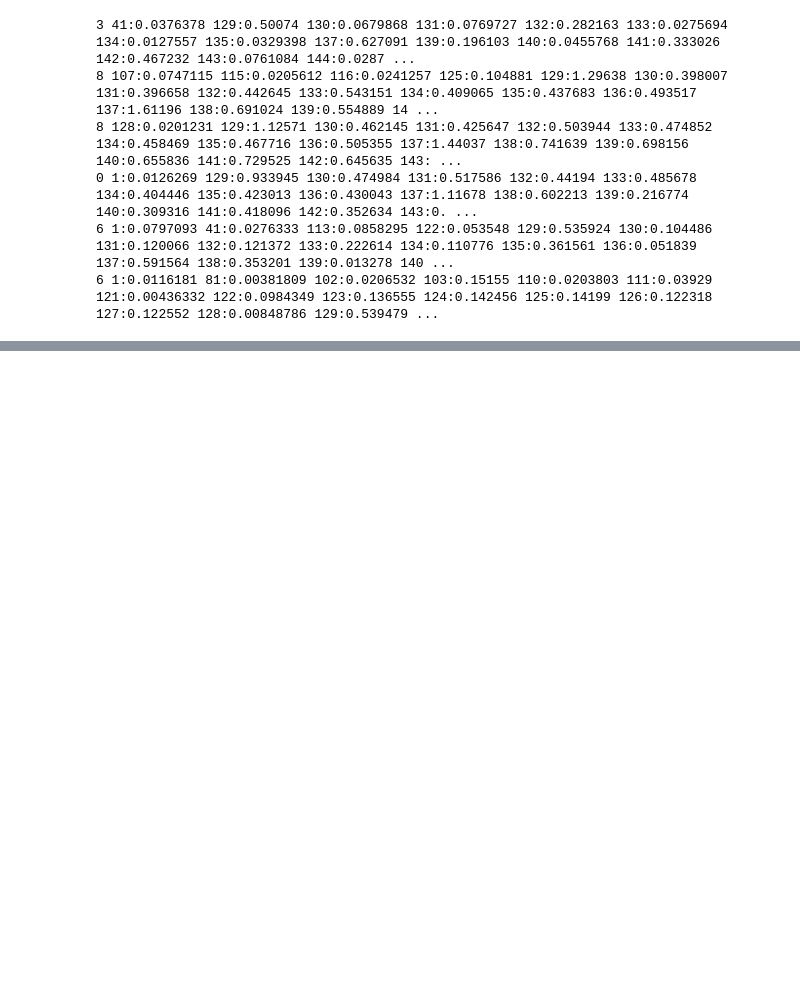
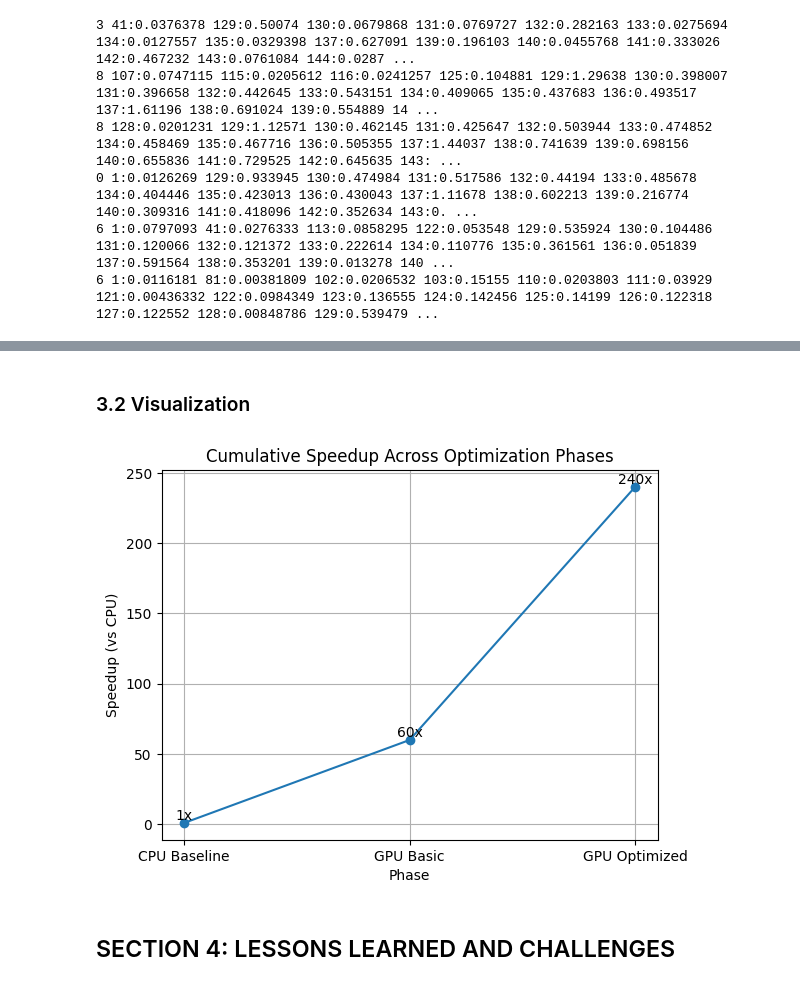
Before and after one commit to buitrongtrinh/ImplementAutoencoderByCuda, a Jupyter notebook: report.ipynb, the cells around one changed output, grey strips where cells are left out. Cells and saved outputs as stored; diff of their text form; code cells hidden in the pictures; blank space fills up the shorter version.

```diff
--- a/report.ipynb
+++ b/report.ipynb
@@ -119,0 +573,26 @@ files.download("features.zip")
+# %% [markdown]
+### 3.2 Visualization
+# %%
+import matplotlib.pyplot as plt
+
+# Data
+phases = ["CPU Baseline", "GPU Basic", "GPU Optimized"]
+speedup = [1, 60, 240]
+
+# Plot line chart
+plt.figure()
+plt.plot(phases, speedup, marker='o')
+plt.xlabel("Phase")
+plt.ylabel("Speedup (vs CPU)")
+plt.title("Cumulative Speedup Across Optimization Phases")
+plt.grid(True)
+
+# Annotate each point with speedup value
+for x, y in zip(phases, speedup):
+    plt.text(x, y, f"{y}x", ha='center', va='bottom')
+
+plt.show()
+# %% [output]
+[figure, added]
+# %% [markdown]
+## SECTION 4: LESSONS LEARNED AND CHALLENGES
```
Also changed, not shown: parts of 45 cells of this notebook, 31 other files.
